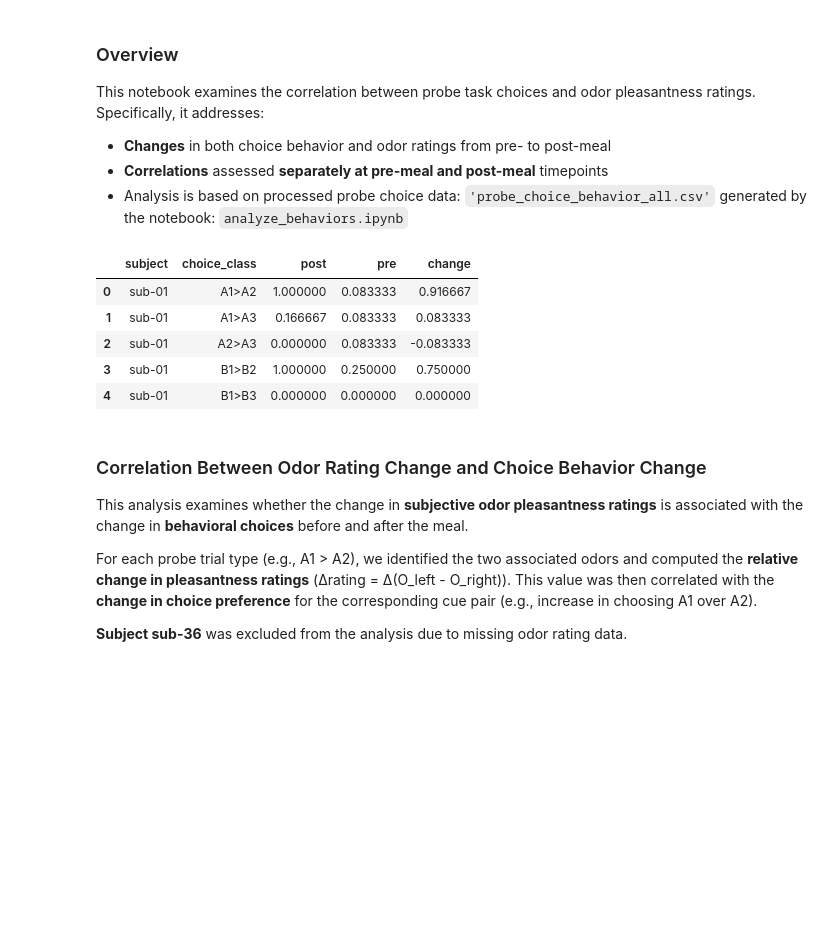
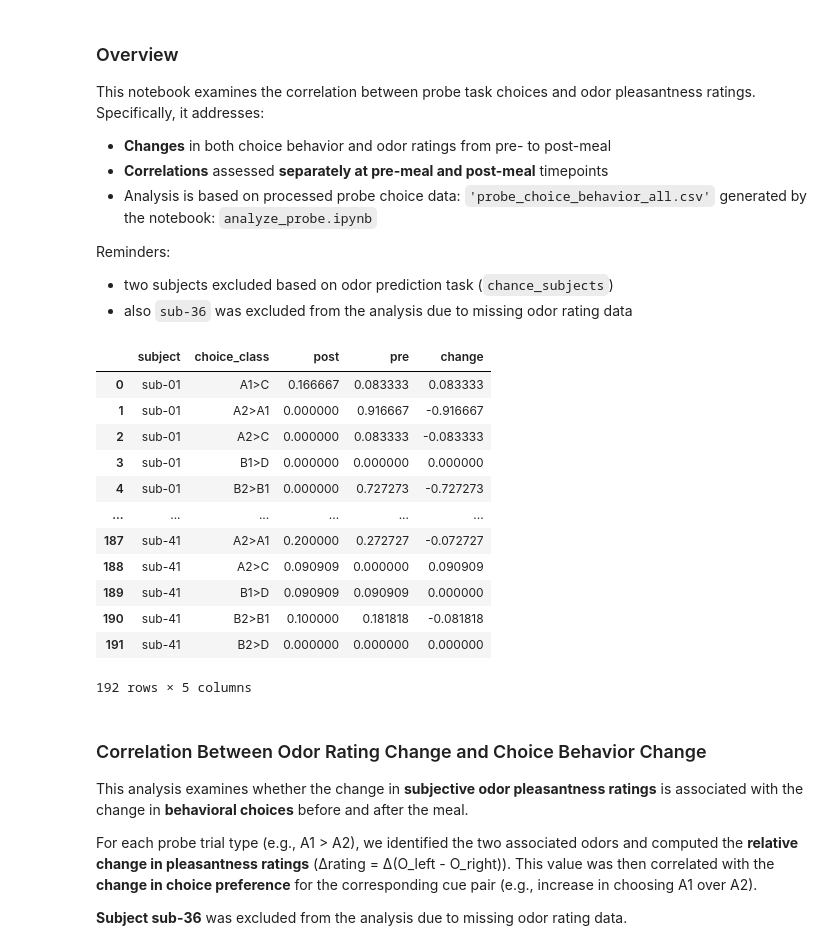
Before and after one commit to QingfangLiu/project-spcd, a Jupyter notebook: scripts_behavior/corr_probe_beh_odor_rating.ipynb, the cells around one changed output. Drawn from its saved outputs; the diff is of its cells as text; code cells hidden in the pictures; blank space fills up the shorter version.

```diff
--- a/scripts_behavior/corr_probe_beh_odor_rating.ipynb
+++ b/scripts_behavior/corr_probe_beh_odor_rating.ipynb
@@ -5,7 +5,11 @@ This notebook examines the correlation between probe task choices and odor pleas
 
 - **Changes** in both choice behavior and odor ratings from pre- to post-meal
 - **Correlations** assessed **separately at pre-meal and post-meal** timepoints
-- Analysis is based on processed probe choice data: `'probe_choice_behavior_all.csv'` generated by the notebook: `analyze_behaviors.ipynb`
+- Analysis is based on processed probe choice data: `'probe_choice_behavior_all.csv'` generated by the notebook: `analyze_probe.ipynb`
+
+Reminders:
+- two subjects excluded based on odor prediction task (`chance_subjects`)
+- also `sub-36` was excluded from the analysis due to missing odor rating data
 # %%
 import pandas as pd
 from pathlib import Path
@@ -17,18 +27,25 @@ from scipy.stats import pearsonr
 # %%
 # Base directory
-base_path = Path('/Users/liuq13/SPCD_data/beh_processed')
-file_path = base_path / 'probe_choice_behavior_all.csv'
+base_path = Path('/Users/liuq13/project-SPCD/beh_processed_subs')
+file_path = base_path / 'probe_choice_behavior_all.csv' # load this preprocessed file from "analyze_probe" code
 
 # Load the CSV
 pivoted = pd.read_csv(file_path)
-pivoted.head()
+pivoted
 # %% [output]
 |  | subject | choice_class | post | pre | change |
-| 0 | sub-01 | A1>A2 | 1.000000 | 0.083333 | 0.916667 |
-| 1 | sub-01 | A1>A3 | 0.166667 | 0.083333 | 0.083333 |
-| 2 | sub-01 | A2>A3 | 0.000000 | 0.083333 | -0.083333 |
-| 3 | sub-01 | B1>B2 | 1.000000 | 0.250000 | 0.750000 |
-| 4 | sub-01 | B1>B3 | 0.000000 | 0.000000 | 0.000000 |
+| 0 | sub-01 | A1>C | 0.166667 | 0.083333 | 0.083333 |
+| 1 | sub-01 | A2>A1 | 0.000000 | 0.916667 | -0.916667 |
+| 2 | sub-01 | A2>C | 0.000000 | 0.083333 | -0.083333 |
+| 3 | sub-01 | B1>D | 0.000000 | 0.000000 | 0.000000 |
+| 4 | sub-01 | B2>B1 | 0.000000 | 0.727273 | -0.727273 |
+| ... | ... | ... | ... | ... | ... |
+| 187 | sub-41 | A2>A1 | 0.200000 | 0.272727 | -0.072727 |
+| 188 | sub-41 | A2>C | 0.090909 | 0.000000 | 0.090909 |
+| 189 | sub-41 | B1>D | 0.090909 | 0.090909 | 0.000000 |
+| 190 | sub-41 | B2>B1 | 0.100000 | 0.181818 | -0.081818 |
+| 191 | sub-41 | B2>D | 0.000000 | 0.000000 | 0.000000 |
+192 rows × 5 columns
 # %% [markdown]
 ### Correlation Between Odor Rating Change and Choice Behavior Change
 
```
Also changed, not shown: parts of 11 cells of this notebook, 7 other files.
